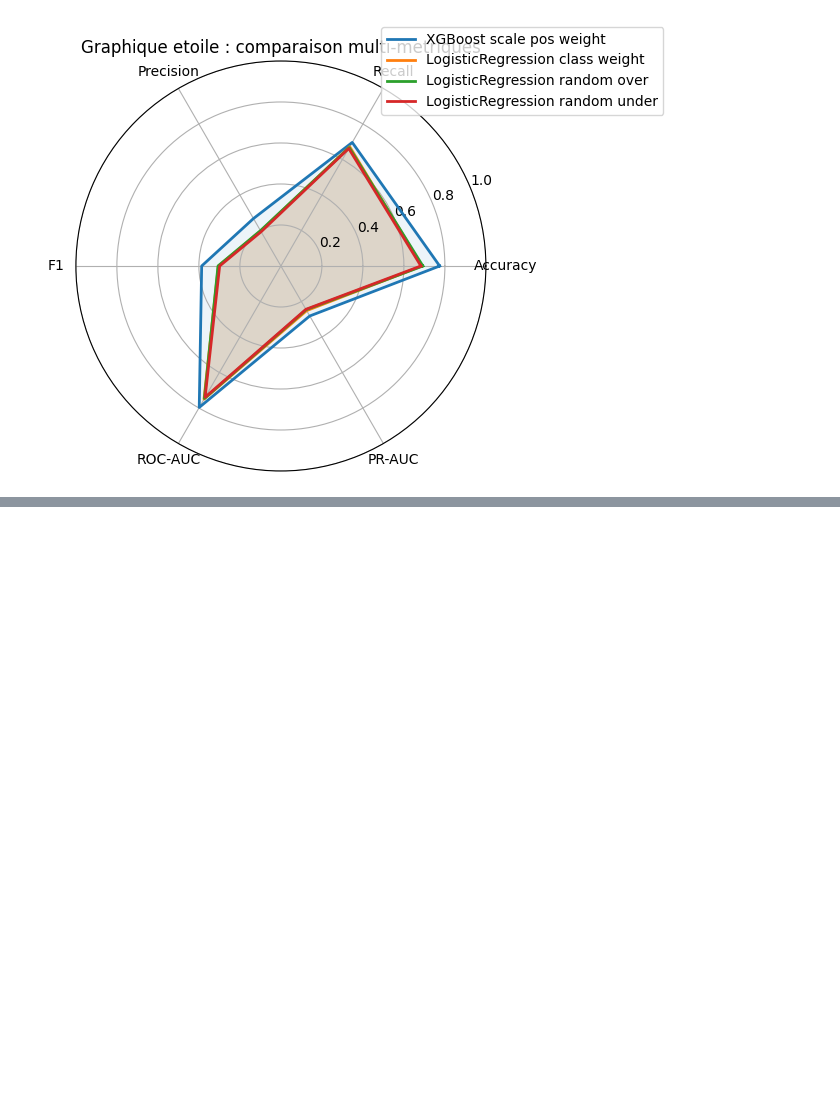
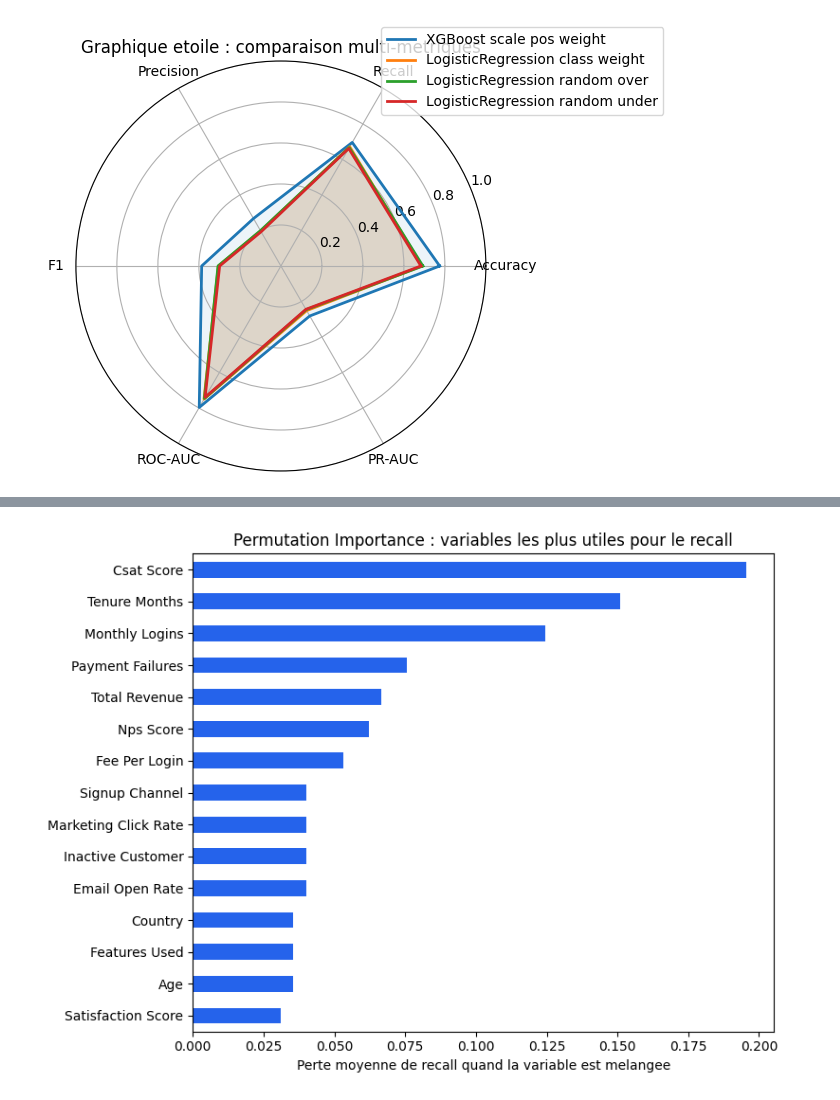
Before and after one commit to Simone-Me/churn_predict, a Jupyter notebook: projet_churn_structure/notebooks/05_modelisation_evaluation.ipynb, the cells around one changed output, grey strips where cells are left out. Cells and saved outputs as stored; diff of their text form; code cells hidden in the pictures; blank space fills up the shorter version.

```diff
--- a/projet_churn_structure/notebooks/05_modelisation_evaluation.ipynb
+++ b/projet_churn_structure/notebooks/05_modelisation_evaluation.ipynb
@@ -266,0 +347,25 @@ plt.show()
+# %%
+permutation_result = permutation_importance(
+    best_model,
+    X_sample,
+    y_sample,
+    scoring='recall',
+    n_repeats=5,
+    random_state=42,
+)
+
+permutation_top = (
+    pd.Series(permutation_result.importances_mean, index=X_test.columns)
+    .sort_values(ascending=False)
+    .head(15)
+    .sort_values()
+)
+
+fig, ax = plt.subplots(figsize=(8, 6))
+permutation_top.rename(index=format_feature_name).plot(kind='barh', ax=ax, color='#2563eb')
+ax.set_title('Permutation Importance : variables les plus utiles pour le recall')
+ax.set_xlabel('Perte moyenne de recall quand la variable est melangee')
+plt.tight_layout()
+plt.show()
+# %% [output]
+[figure, added]
```
Also changed, not shown: parts of 8 cells of this notebook, 6 other files.
